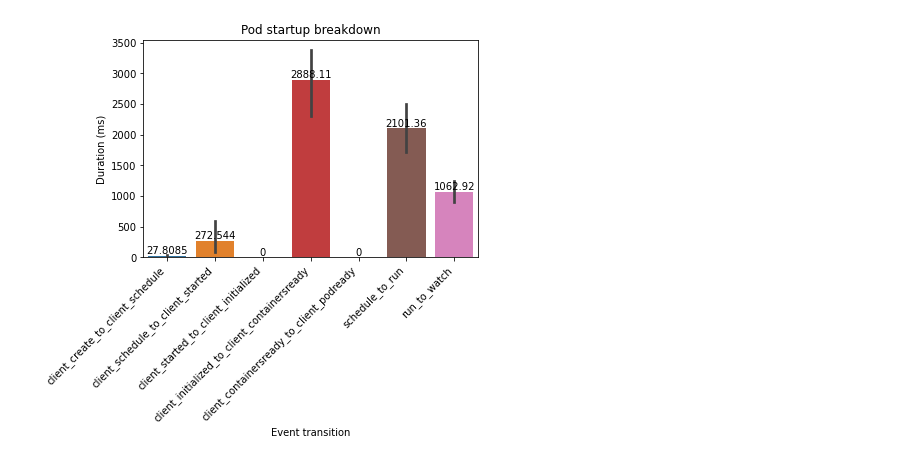
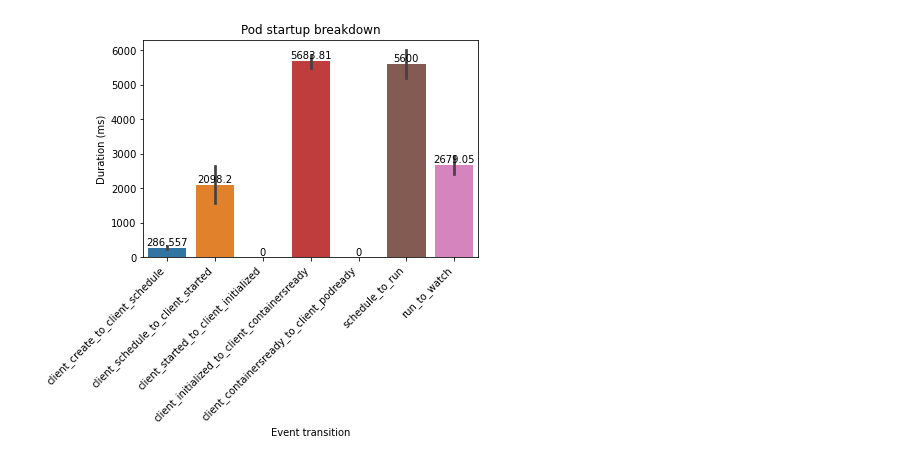
Before and after one commit to jeffa5/mergeable-etcd, a Jupyter notebook: experiments/clusterloader/analysis.ipynb, the cells around one changed output. Cells and saved outputs as stored; diff of their text form; code cells hidden in the pictures.

Commit message:
Update analysis with latest results

```diff
--- a/experiments/clusterloader/analysis.ipynb
+++ b/experiments/clusterloader/analysis.ipynb
@@ -3,9 +3,16 @@ import matplotlib
 import json
 import seaborn
 import pandas
+import os
 
 file = "PodStartupLatency_PodStartupLatency_test_2021-12-15T16:53:51Z.json"
 file = f"results/{file}"
+
+results = [f for f in os.listdir("results") if f.endswith("json") and f.startswith("PodStartupLatency")]
+results.sort()
+print(results)
+file = f"results/{results[-1]}"
+print(f"Using {file}")
 
 j = json.loads(open(file, "r").read())
 
@@ -57 +66 @@ Missed metric: schedule_to_watch
-[figure, old version]
+[figure, new version]
```
Also changed, not shown: parts of 1 cell of this notebook.
